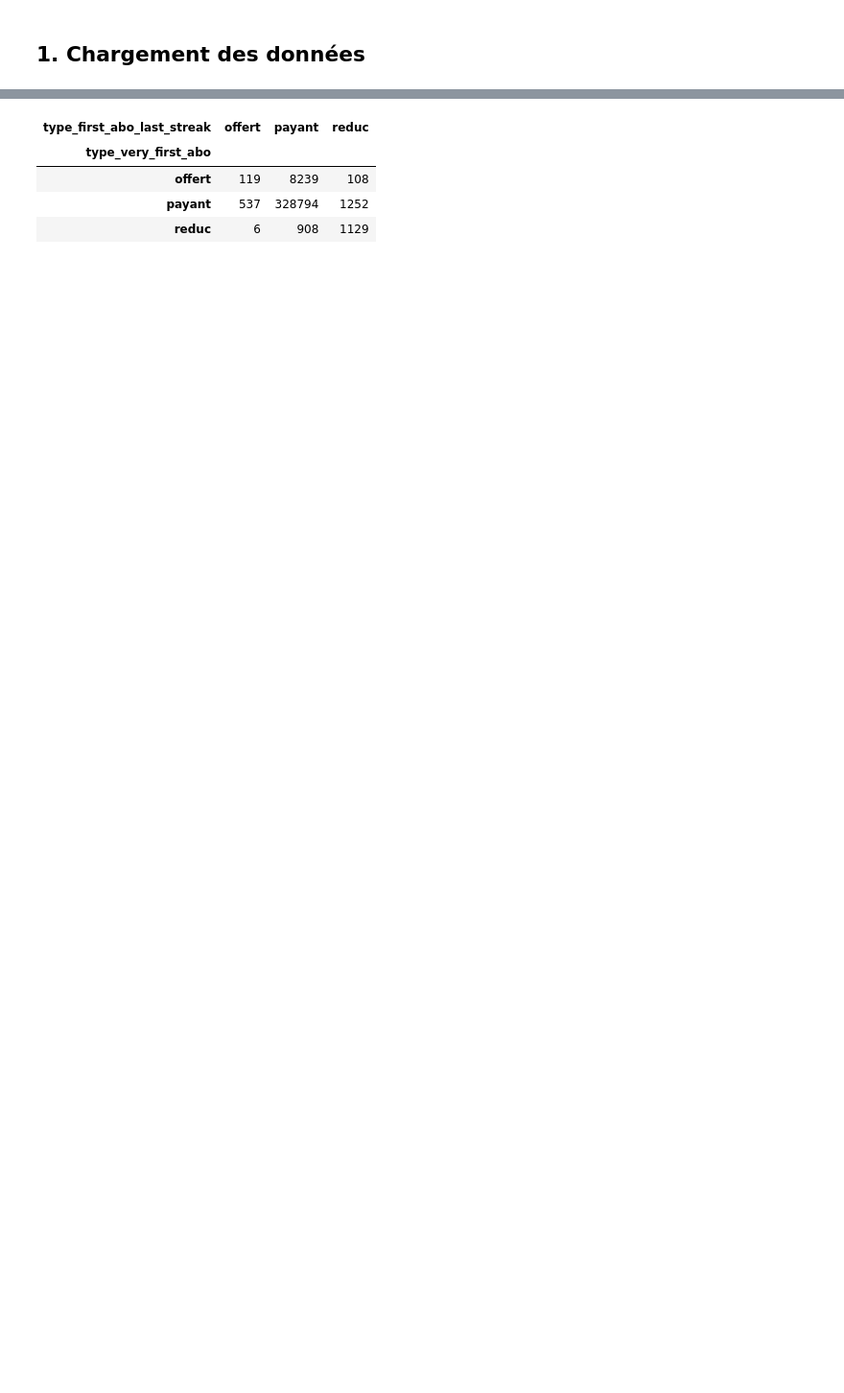
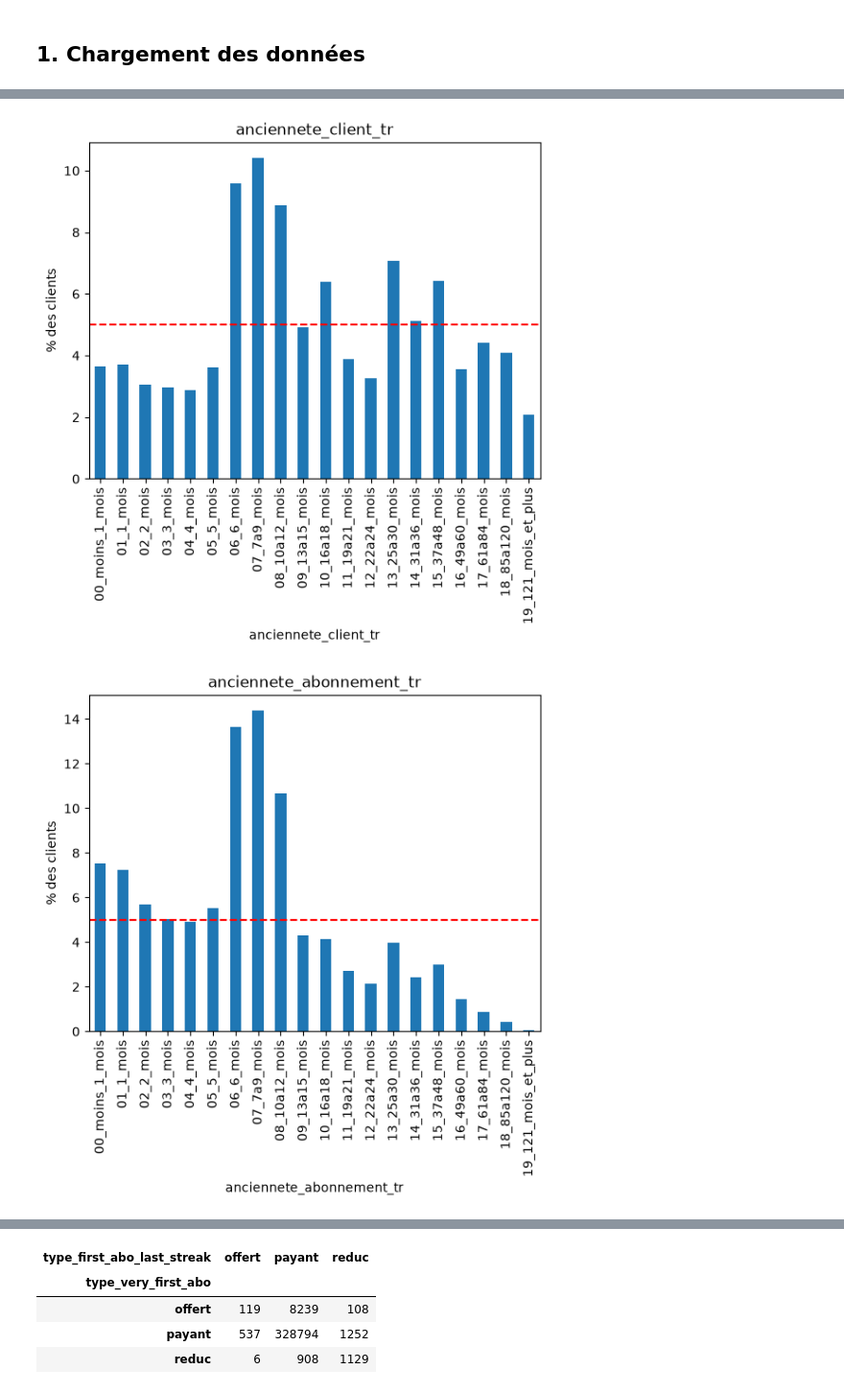
Before and after one commit to MoussaLabs/Clustering, a Jupyter notebook: analyse_avant_acm.ipynb, the cells around one changed output, grey strips where cells are left out. Shown at 96% size. Saved outputs shown, nothing was run; the diff lists cells and outputs as text; code cells hidden in the pictures; blank space fills up the shorter version.

```diff
--- a/analyse_avant_acm.ipynb
+++ b/analyse_avant_acm.ipynb
@@ -449,0 +136,22 @@ Les clients `churn` sont **tous** `non_actif`, et tous les autres sont `actif`.
+# %%
+variables = [
+    "anciennete_client_tr",
+    "anciennete_abonnement_tr",
+    "statut_abonnement",
+    "type_client",
+    "type_very_first_abo",
+    "type_first_abo_last_streak",
+    "ratio_fidelite_tr",
+    "methode_paiement",
+    "valeur_12M_tr",
+    "avg_sessions_actifs_tr",
+    "avg_songs_sessions_tr",
+    "utilise_remote",
+    "zone_geo",
+    "contactable",
+]
+# %%
+for col in variables:
+    pct = df[col].value_counts(normalize=True).sort_index() * 100
+    print(pct.round(1))
+    print()
@@ -449,0 +180,7 @@ Les clients `churn` sont **tous** `non_actif`, et tous les autres sont `actif`.
+# %%
+for col in variables:
+    pct = df[col].value_counts(normalize=True).sort_index() * 100
+    rares = pct[pct < 5]
+    print(col, ":", len(pct), "modalités dont", len(rares), "sous 5 %")
+    print(rares.round(2))
+    print()
@@ -449,0 +205,12 @@ Les clients `churn` sont **tous** `non_actif`, et tous les autres sont `actif`.
+# %%
+# la ligne rouge est le seuil de 5 %
+for col in variables:
+    pct = df[col].value_counts(normalize=True).sort_index() * 100
+    pct.plot(kind="bar")
+    plt.axhline(5, color="red", linestyle="--")
+    plt.title(col)
+    plt.ylabel("% des clients")
+    plt.show()
+# %% [output]
+[figure, added]
+[figure, added]
```
Also changed, not shown: parts of 94 cells of this notebook.
